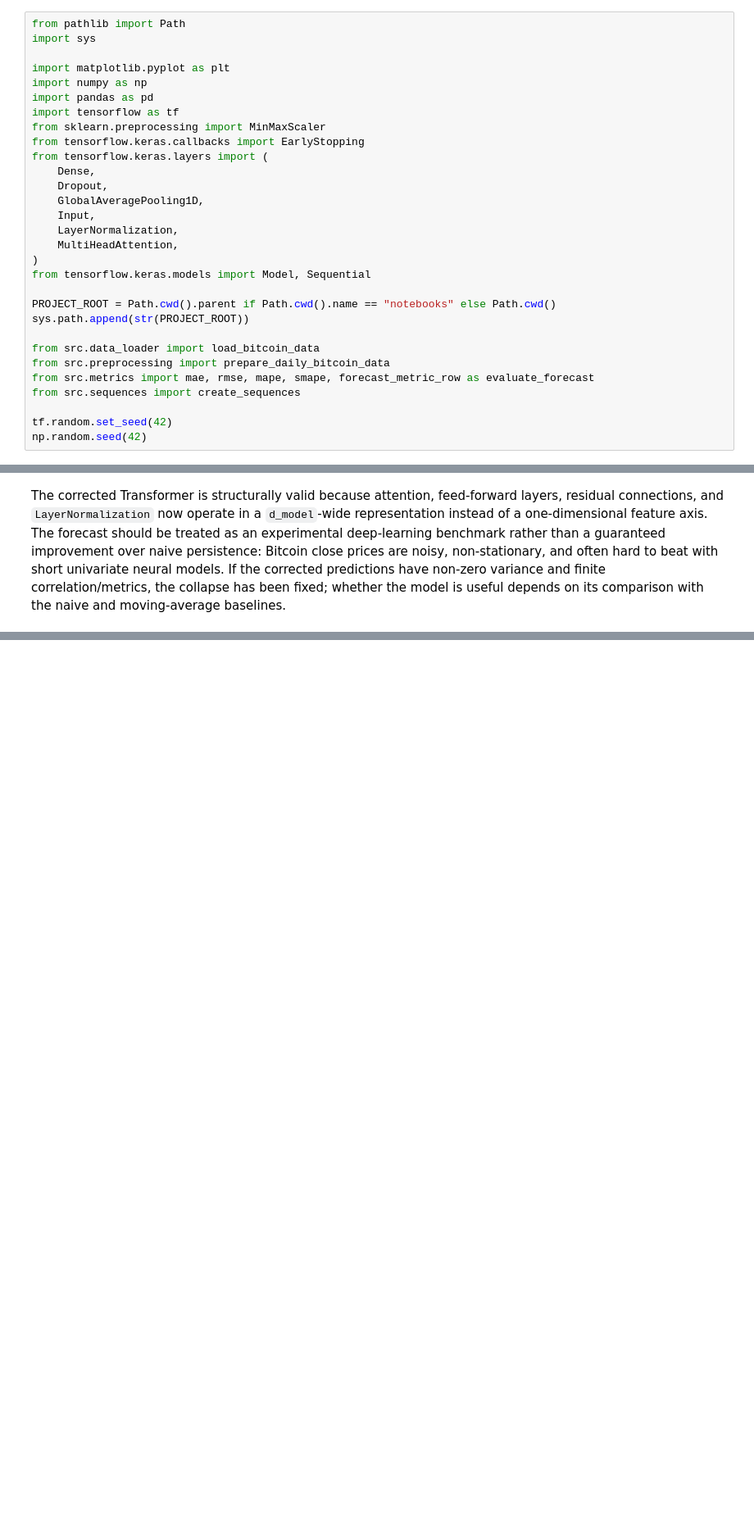
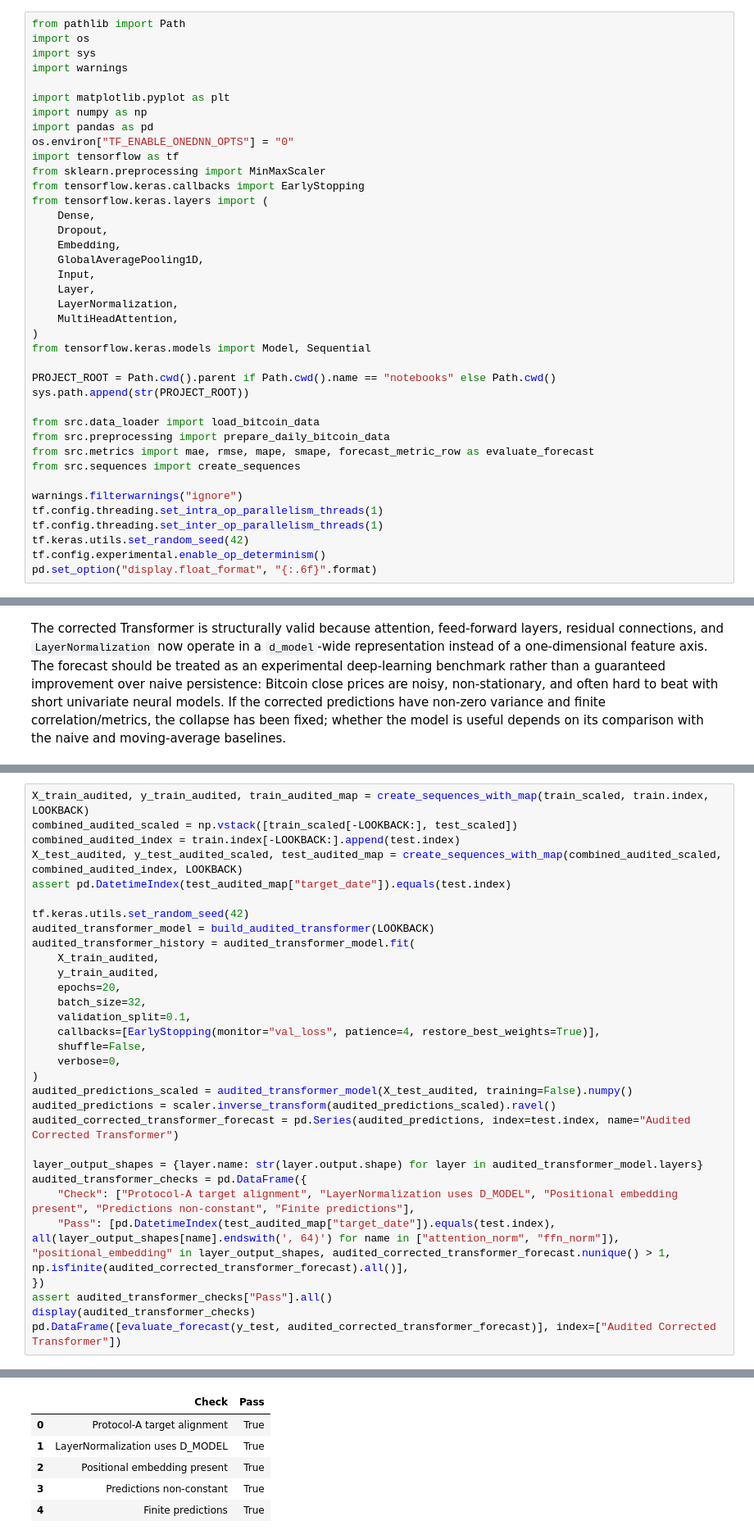
Before and after one commit to mdsoadsolaiman/Time-Series-Foundation-Models, a Jupyter notebook: notebooks/04_Transformers.ipynb, the cells around one changed output, grey strips where cells are left out. Shown at 82% size. Drawn from its saved outputs; the diff is of its cells as text; blank space fills up the shorter version.

Commit message:
Add audited positional Transformer to Notebook 04 with three bit-identical runs

```diff
--- a/notebooks/04_Transformers.ipynb
+++ b/notebooks/04_Transformers.ipynb
@@ -11,19 +11,24 @@ The corrected Transformer implementation is included near the end of this notebo
 ## 1. Import Libraries
 # %%
 from pathlib import Path
+import os
 import sys
+import warnings
 
 import matplotlib.pyplot as plt
 import numpy as np
 import pandas as pd
+os.environ["TF_ENABLE_ONEDNN_OPTS"] = "0"
 import tensorflow as tf
 from sklearn.preprocessing import MinMaxScaler
 from tensorflow.keras.callbacks import EarlyStopping
 from tensorflow.keras.layers import (
     Dense,
     Dropout,
+    Embedding,
     GlobalAveragePooling1D,
     Input,
+    Layer,
     LayerNormalization,
     MultiHeadAttention,
 )
@@ -37,8 +42,12 @@ from src.preprocessing import prepare_daily_bitcoin_data
 from src.metrics import mae, rmse, mape, smape, forecast_metric_row as evaluate_forecast
 from src.sequences import create_sequences
 
-tf.random.set_seed(42)
-np.random.seed(42)
+warnings.filterwarnings("ignore")
+tf.config.threading.set_intra_op_parallelism_threads(1)
+tf.config.threading.set_inter_op_parallelism_threads(1)
+tf.keras.utils.set_random_seed(42)
+tf.config.experimental.enable_op_determinism()
+pd.set_option("display.float_format", "{:.6f}".format)
 # %% [markdown]
 ## 2. Load Dataset
 # %%
@@ -758,0 +818,32 @@ The corrected Transformer is structurally valid because attention, feed-forward
+# %%
+X_train_audited, y_train_audited, train_audited_map = create_sequences_with_map(train_scaled, train.index, LOOKBACK)
+combined_audited_scaled = np.vstack([train_scaled[-LOOKBACK:], test_scaled])
+combined_audited_index = train.index[-LOOKBACK:].append(test.index)
+X_test_audited, y_test_audited_scaled, test_audited_map = create_sequences_with_map(combined_audited_scaled, combined_audited_index, LOOKBACK)
+assert pd.DatetimeIndex(test_audited_map["target_date"]).equals(test.index)
+
+tf.keras.utils.set_random_seed(42)
+audited_transformer_model = build_audited_transformer(LOOKBACK)
+audited_transformer_history = audited_transformer_model.fit(
+    X_train_audited,
+    y_train_audited,
+    epochs=20,
+    batch_size=32,
+    validation_split=0.1,
+    callbacks=[EarlyStopping(monitor="val_loss", patience=4, restore_best_weights=True)],
+    shuffle=False,
+    verbose=0,
+)
+audited_predictions_scaled = audited_transformer_model(X_test_audited, training=False).numpy()
+audited_predictions = scaler.inverse_transform(audited_predictions_scaled).ravel()
+audited_corrected_transformer_forecast = pd.Series(audited_predictions, index=test.index, name="Audited Corrected Transformer")
+
+layer_output_shapes = {layer.name: str(layer.output.shape) for layer in audited_transformer_model.layers}
+audited_transformer_checks = pd.DataFrame({
+    "Check": ["Protocol-A target alignment", "LayerNormalization uses D_MODEL", "Positional embedding present", "Predictions non-constant", "Finite predictions"],
+    "Pass": [pd.DatetimeIndex(test_audited_map["target_date"]).equals(test.index), all(layer_output_shapes[name].endswith(', 64)') for name in ["attention_norm", "ffn_norm"]), "positional_embedding" in layer_output_shapes, audited_corrected_transformer_forecast.nunique() > 1, np.isfinite(audited_corrected_transformer_forecast).all()],
+})
+assert audited_transformer_checks["Pass"].all()
+display(audited_transformer_checks)
+pd.DataFrame([evaluate_forecast(y_test, audited_corrected_transformer_forecast)], index=["Audited Corrected Transformer"])
+# %% [output]
@@ -758,0 +851,6 @@ The corrected Transformer is structurally valid because attention, feed-forward
+|  | Check | Pass |
+| 0 | Protocol-A target alignment | True |
+| 1 | LayerNormalization uses D_MODEL | True |
+| 2 | Positional embedding present | True |
+| 3 | Predictions non-constant | True |
+| 4 | Finite predictions | True |
```
Also changed, not shown: parts of 9 cells of this notebook.
